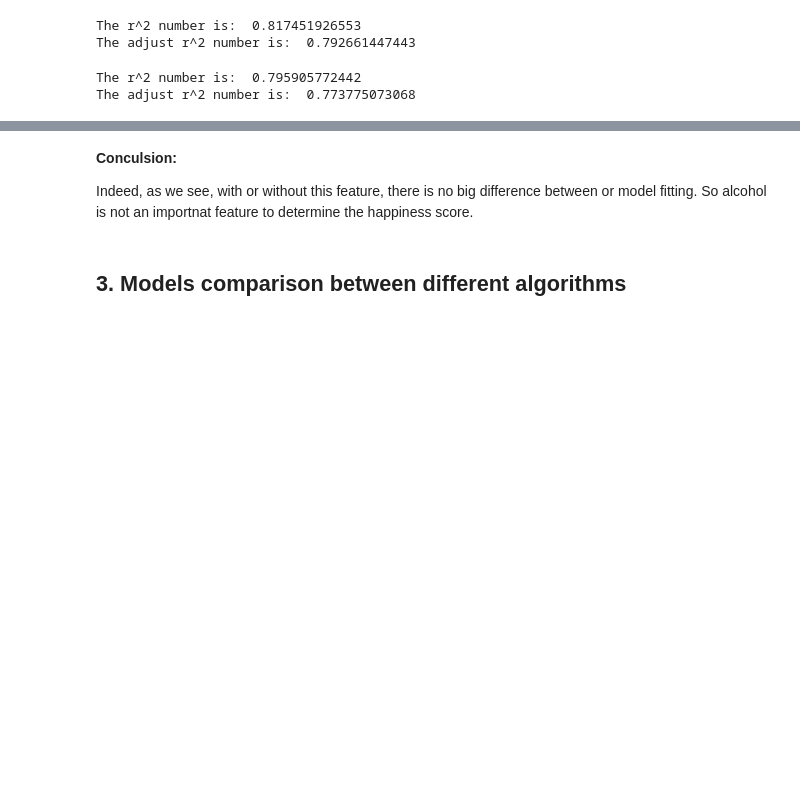
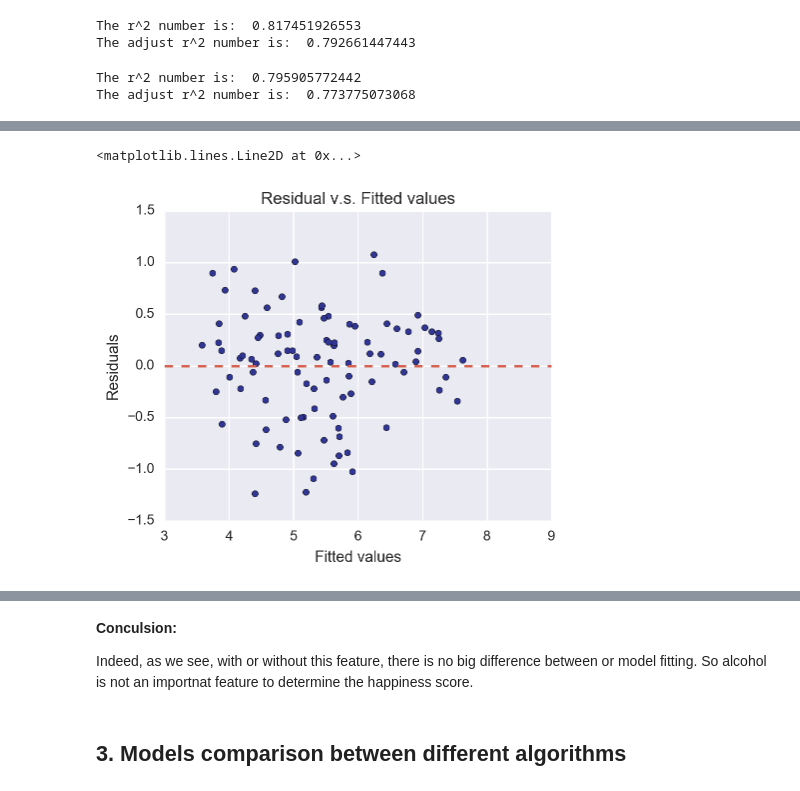
Before and after one commit to dangspin/SpringBoard_Projects, a Jupyter notebook: final_project/Regression_Analysis.ipynb, the cells around one changed output, grey strips where cells are left out. Cells and saved outputs as stored; diff of their text form; code cells hidden in the pictures; blank space fills up the shorter version.

```diff
--- a/final_project/Regression_Analysis.ipynb
+++ b/final_project/Regression_Analysis.ipynb
@@ -488,3 +488,15 @@ OLS Regression Results
 | Prob(Omnibus): | 0.311 | Jarque-Bera (JB): | 2.319 |
 | Skew: | -0.369 | Prob(JB): | 0.314 |
 | Kurtosis: | 2.766 | Cond. No. | 2.17e+03 |
+# %%
+fig,ax=plt.subplots(1,1,figsize=(5,4))
+
+ax.scatter(fit3.fittedvalues,fit3.resid,s=20,c='#313695')
+ax.set_xlabel('Fitted values')
+ax.set_ylabel('Residuals')
+ax.set_title('Residual v.s. Fitted values')
+ax.set_xlim(3,9)
+ax.axhline(y=0,ls='--',c='#d6604d')
+# %% [output]
+<matplotlib.lines.Line2D at 0x...>
+[figure, added]
```
Also changed, not shown: parts of 4 cells of this notebook.
